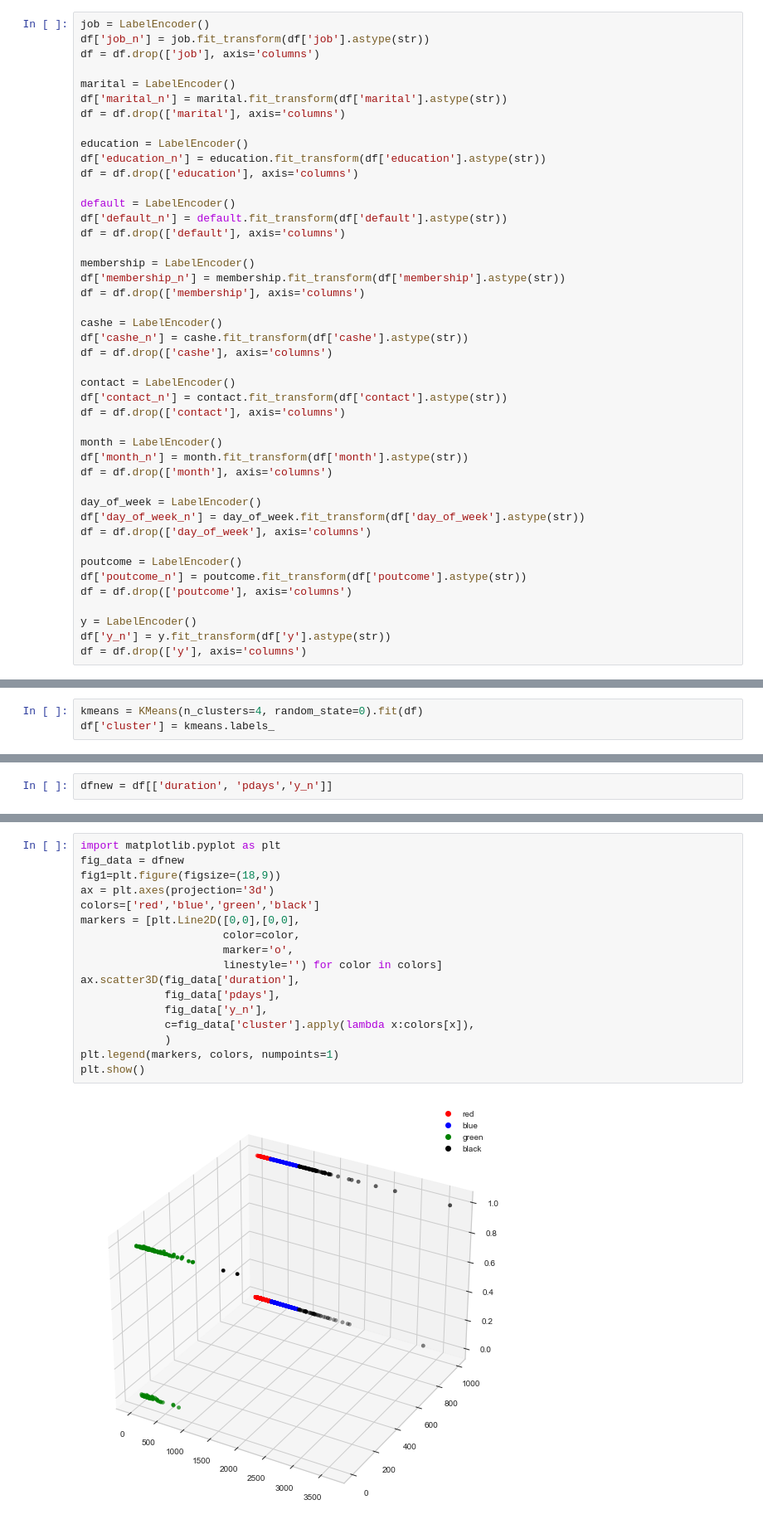
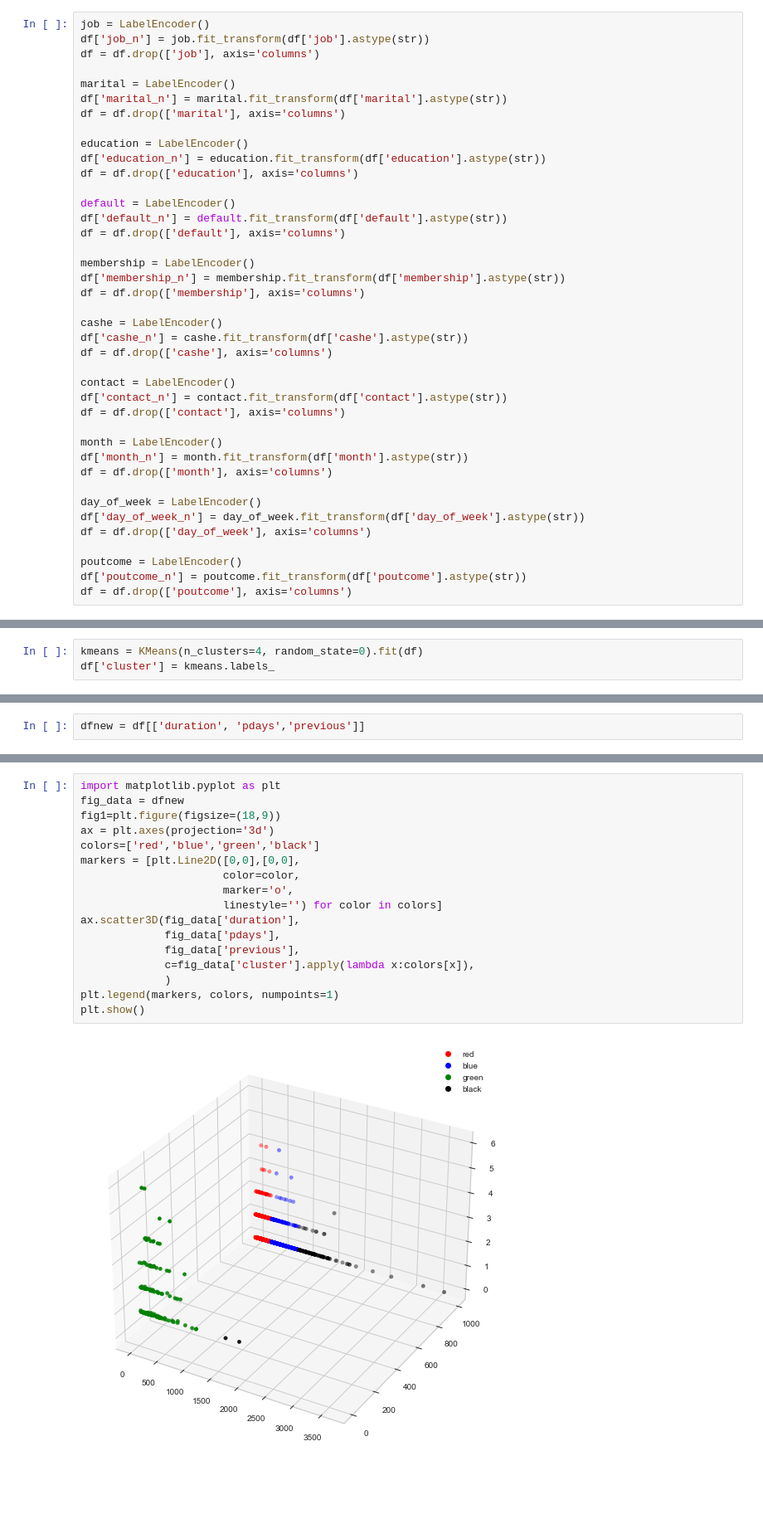
Before and after one commit to ehsanazamicom/Tejarat-Bank-Fraud-Detection, a Jupyter notebook: run.ipynb, the cells around one changed output, grey strips where cells are left out. Shown at 83% size. Drawn from its saved outputs; the diff is of its cells as text; blank space fills up the shorter version.

```diff
--- a/run.ipynb
+++ b/run.ipynb
@@ -160,10 +153,6 @@ df = df.drop(['day_of_week'], axis='columns')
 poutcome = LabelEncoder()
 df['poutcome_n'] = poutcome.fit_transform(df['poutcome'].astype(str))
 df = df.drop(['poutcome'], axis='columns')
-
-y = LabelEncoder()
-df['y_n'] = y.fit_transform(df['y'].astype(str))
-df = df.drop(['y'], axis='columns')
 # %%
 from yellowbrick.cluster import KElbowVisualizer
 model = KMeans()
@@ -331,5 +275,5 @@ sns.heatmap(corr, annot=True, cmap='coolwarm')
 # %%
-dfnew = df[['duration', 'pdays','y_n']]
+dfnew = df[['duration', 'pdays','previous']]
 # %%
 from yellowbrick.cluster import KElbowVisualizer
 model = KMeans()
@@ -350,19 +295,19 @@ See the caveats in the documentation: https://pandas.pydata.org/pandas-docs/stab
 # %%
 import matplotlib.pyplot as plt
 fig_data = dfnew
 fig1=plt.figure(figsize=(18,9))
 ax = plt.axes(projection='3d')
 colors=['red','blue','green','black']
 markers = [plt.Line2D([0,0],[0,0],
                       color=color,
                       marker='o',
                       linestyle='') for color in colors]
 ax.scatter3D(fig_data['duration'],
              fig_data['pdays'],
-             fig_data['y_n'],
+             fig_data['previous'],
              c=fig_data['cluster'].apply(lambda x:colors[x]),
              )
 plt.legend(markers, colors, numpoints=1)
 plt.show()
 # %% [output]
-[figure, old version]
+[figure, new version]
```
Also changed, not shown: parts of 33 cells of this notebook.
